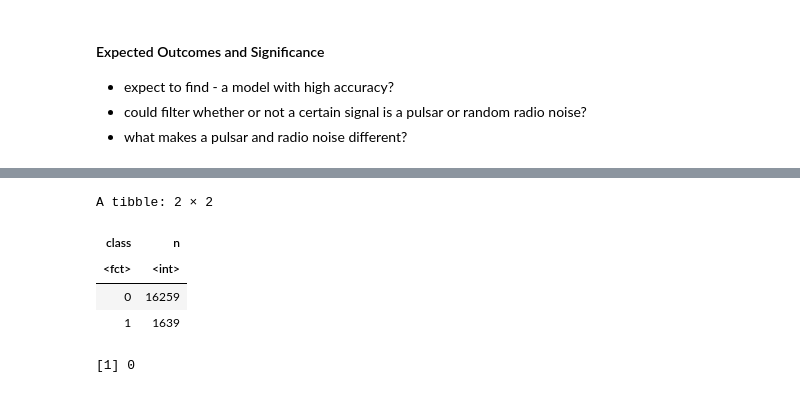
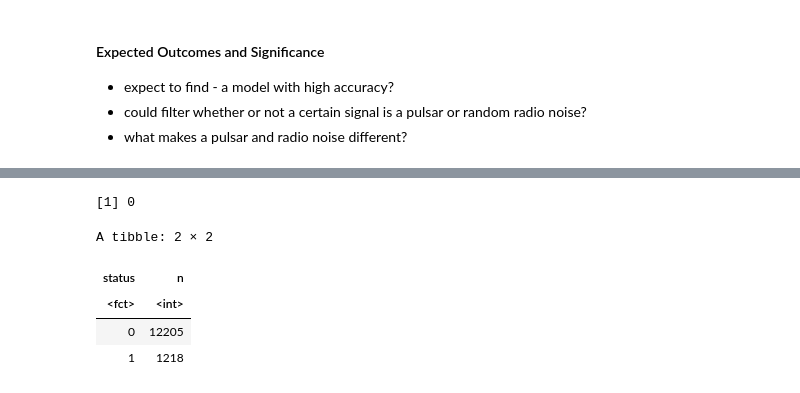
Before and after one commit to underscoreHasan/dsci-100-2022w1-group-77, a Jupyter notebook: proposal.ipynb, the cells around one changed output, grey strips where cells are left out. Drawn from its saved outputs; the diff is of its cells as text; code cells hidden in the pictures.

```diff
--- a/proposal.ipynb
+++ b/proposal.ipynb
@@ -142,15 +121,3 @@ A tibble: 17898 × 9
-# %%
-counts <- data |>
-    group_by(class) |>
-    summarize(n=n())
-
-counts
-# %% [output]
-A tibble: 2 × 2
-| class | n |
-| <fct> | <int> |
-| 0 | 16259 |
-| 1 | 1639 |
 # %%
 # checking how many rows with missing values
 # explain what we might do if there are any
@@ -169,0 +141,12 @@ data_test <- testing(data_split)
+# %%
+counts <- data_train |>
+    group_by(status) |>
+    summarize(n=n())
+
+counts
+# %% [output]
+A tibble: 2 × 2
+| status | n |
+| <fct> | <int> |
+| 0 | 12205 |
+| 1 | 1218 |
```
Also changed, not shown: parts of 10 cells of this notebook.
